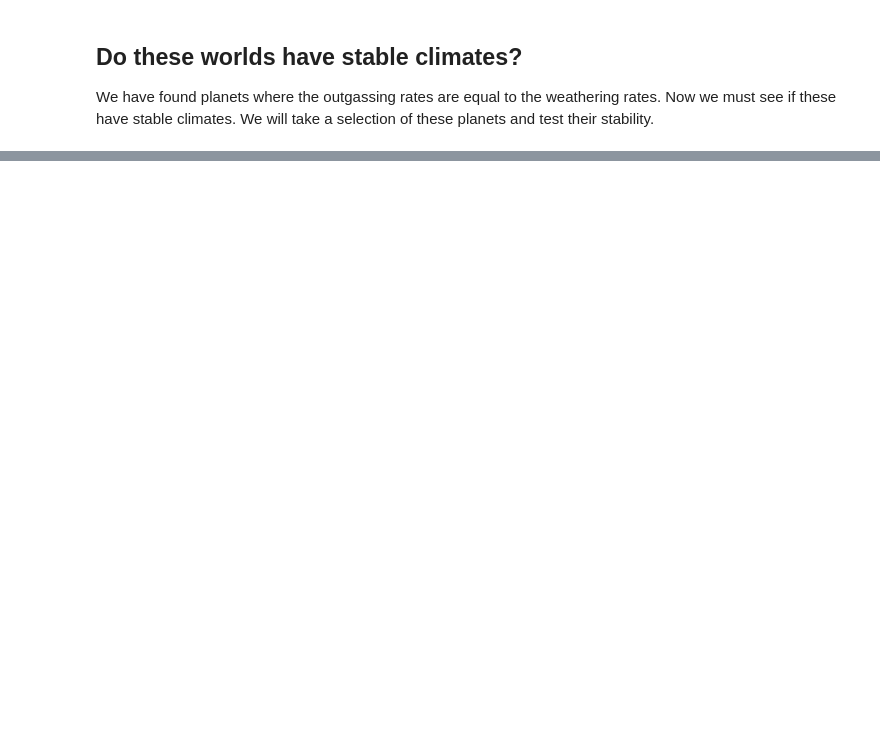
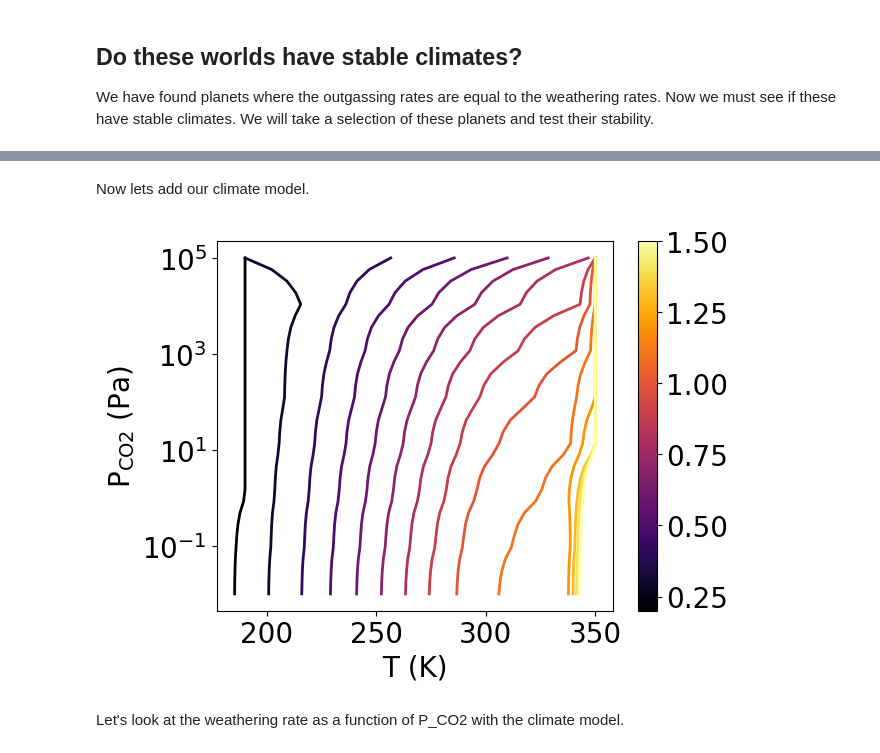
Before and after one commit to astro-pavan/kamino, a Jupyter notebook: notebooks/poster.ipynb, the cells around one changed output, grey strips where cells are left out. Saved outputs shown, nothing was run; the diff lists cells and outputs as text; code cells hidden in the pictures; blank space fills up the shorter version.

```diff
--- a/notebooks/poster.ipynb
+++ b/notebooks/poster.ipynb
@@ -384,0 +479,34 @@ No solution.
+# %% [markdown]
+Now lets add our climate model.
+# %%
+S_range = np.linspace(0.2, 1.5, num=14)
+
+T_from_climate = np.zeros((len(pco2_range), len(S_range)))
+
+for j, S in enumerate(S_range):
+    pl = planet(1e5, 3000, S, 1, 0.05, 50e6, 100, tidally_locked=False)
+
+    for i, pco2 in enumerate(pco2_range):
+        T_res, _ = pl.solve_climate_from_CO2(pco2)
+        T_from_climate[i, j] = T_res
+
+cmap = mpl.colormaps['inferno']
+norm = mpl.colors.Normalize(vmin=min(S_range), vmax=max(S_range))
+sm = plt.cm.ScalarMappable(cmap=cmap, norm=norm)
+sm.set_array([])
+
+fig, ax = plt.subplots()
+
+for i, S in enumerate(S_range):
+    ax.plot(T_from_climate[:, i], pco2_range, color=cmap(norm(S)))
+
+ax.set_xlabel('T (K)')
+ax.set_ylabel('$\\text{P}_{\\text{CO2}}$ (Pa)')
+
+plt.colorbar(sm, ax=ax)
+plt.yscale('log')
+plt.show()
+# %% [output]
+[figure, added]
+# %% [markdown]
+Let's look at the weathering rate as a function of P_CO2 with the climate model.
```
Also changed, not shown: parts of 16 cells of this notebook, 4 other files.
